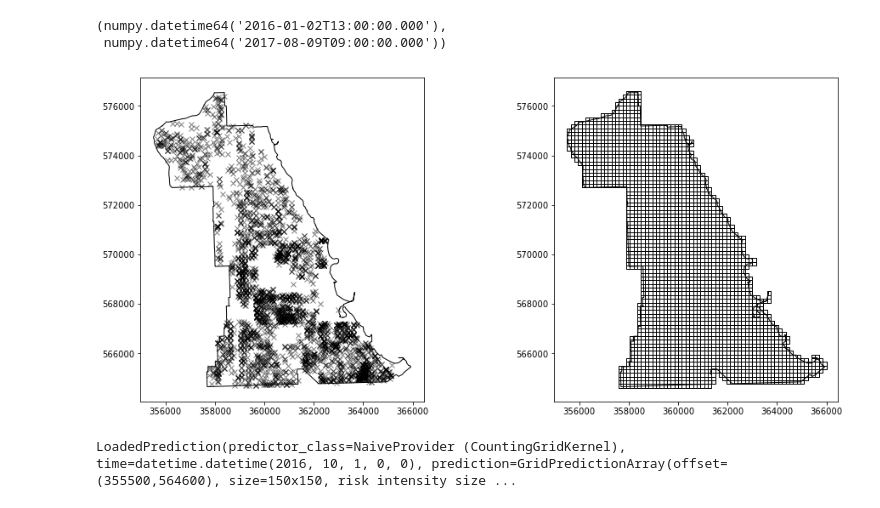
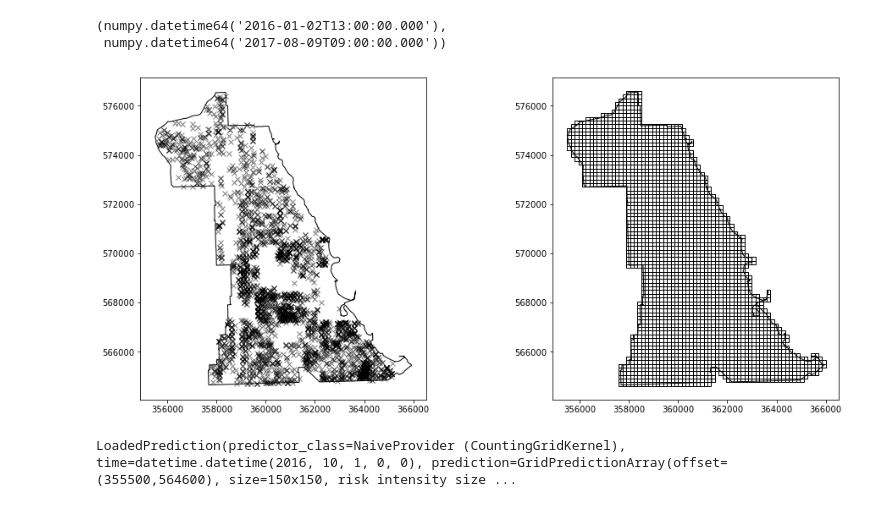
Before and after one commit to QuantCrimAtLeeds/PredictCode, a Jupyter notebook: examples/Scripts/Reload naive predictions.ipynb, the cells around one changed output. Saved outputs shown, nothing was run; the diff lists cells and outputs as text; code cells hidden in the pictures.

```diff
--- a/examples/Scripts/Reload naive predictions.ipynb
+++ b/examples/Scripts/Reload naive predictions.ipynb
@@ -19,25 +17,12 @@ loaded.timed_points.time_range
 # %% [output]
 (numpy.datetime64('2016-01-02T13:00:00.000'),
  numpy.datetime64('2017-08-09T09:00:00.000'))
-# %%
-fig, axes = plt.subplots(ncols=2, figsize=(16,7))
-
-for ax in axes:
-    p = descartes.PolygonPatch(loaded.geometry, fc="none", ec="black")
-    ax.add_patch(p)
-    ax.set_aspect(1)
-
-axes[0].scatter(*loaded.timed_points.coords, marker="x", linewidth=1, color="black", alpha=0.5)
-
-pc = matplotlib.collections.PatchCollection(open_cp.plot.patches_from_grid(loaded.grid),
-    facecolors="none", edgecolors="black")
-axes[1].add_collection(pc)
-
-axes[1].set(xlim = axes[0].get_xlim())
-axes[1].set(ylim = axes[0].get_ylim())
-None
-# %% [output]
-[figure, removed]
+# %%
+fig, axes = plt.subplots(ncols=2, figsize=(16,7))
+analysis.plot_data_scatter(loaded, axes[0])
+analysis.plot_data_grid(loaded, axes[1])
+# %% [output]
+[figure, added]
 # %%
 next(iter(loaded))
 # %% [output]
```
Also changed, not shown: parts of 16 cells of this notebook, 10 other files.
